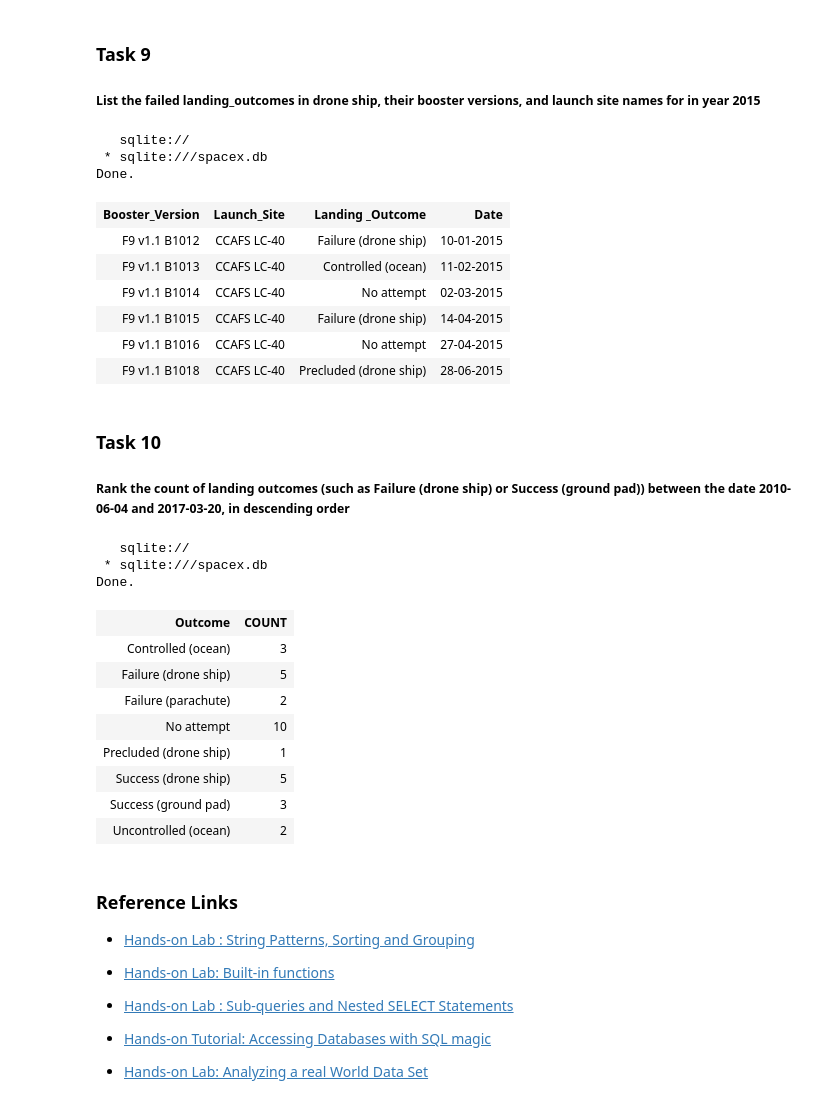
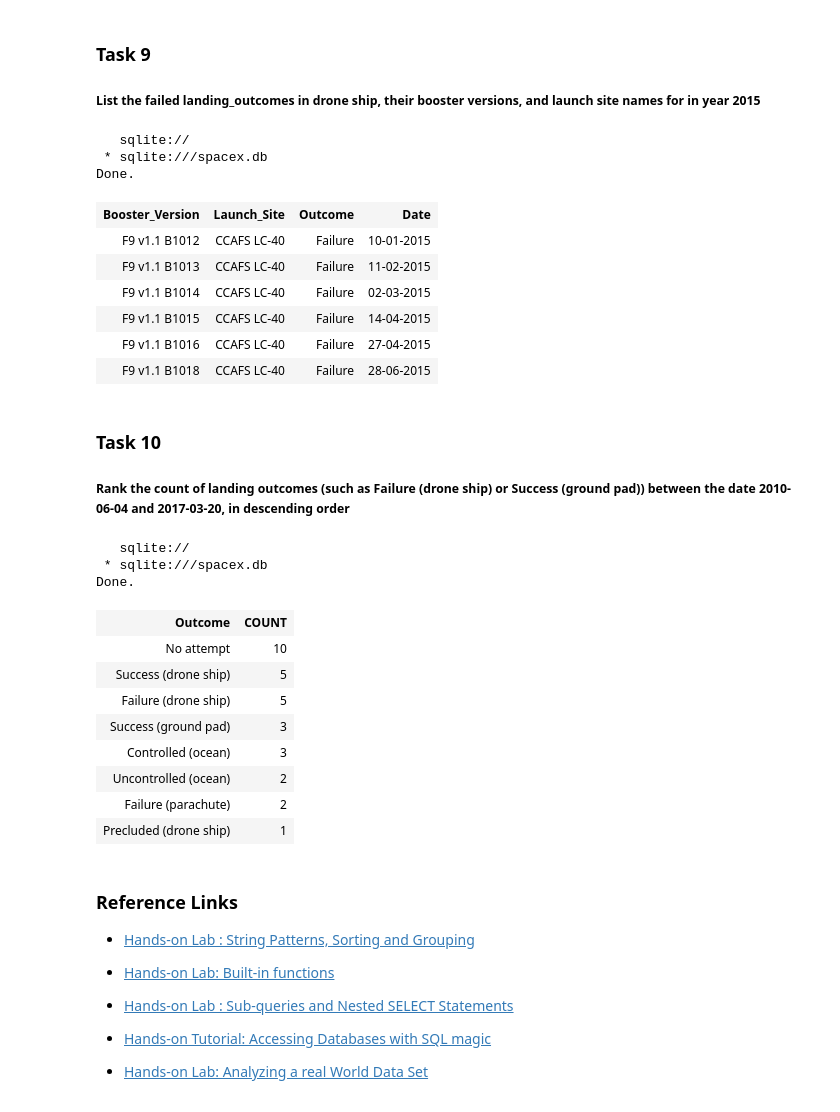
Before and after one commit to jp-sft/DataScience-SpaceX-Project, a Jupyter notebook: 2.1 - EDA with SQL.ipynb, the cells around one changed output. Saved outputs shown, nothing was run; the diff lists cells and outputs as text; code cells hidden in the pictures.

```diff
--- a/2.1 - EDA with SQL.ipynb
+++ b/2.1 - EDA with SQL.ipynb
@@ -309,20 +335,23 @@ Done.
 ##### List the failed landing_outcomes in drone ship, their booster versions, and launch site names for in year 2015
 # %%
 %%sql
-SELECT Booster_Version, Launch_Site, "Landing _Outcome", Date
+SELECT Booster_Version, Launch_Site, (CASE
+                WHEN "Landing _Outcome" LIKE "%Success%" THEN "Success"
+                ELSE "Failure"
+            END) As Outcome, Date
 FROM spacex
 WHERE substr(Date, 7) = "2015" and "Landing _Outcome" NOT LIKE "%Success%"
 # %% [output]
    sqlite://
  * sqlite:///spacex.db
 Done.
-| Booster_Version | Launch_Site | Landing _Outcome | Date |
-| F9 v1.1 B1012 | CCAFS LC-40 | Failure (drone ship) | 10-01-2015 |
-| F9 v1.1 B1013 | CCAFS LC-40 | Controlled (ocean) | 11-02-2015 |
-| F9 v1.1 B1014 | CCAFS LC-40 | No attempt | 02-03-2015 |
-| F9 v1.1 B1015 | CCAFS LC-40 | Failure (drone ship) | 14-04-2015 |
-| F9 v1.1 B1016 | CCAFS LC-40 | No attempt | 27-04-2015 |
-| F9 v1.1 B1018 | CCAFS LC-40 | Precluded (drone ship) | 28-06-2015 |
+| Booster_Version | Launch_Site | Outcome | Date |
+| F9 v1.1 B1012 | CCAFS LC-40 | Failure | 10-01-2015 |
+| F9 v1.1 B1013 | CCAFS LC-40 | Failure | 11-02-2015 |
+| F9 v1.1 B1014 | CCAFS LC-40 | Failure | 02-03-2015 |
+| F9 v1.1 B1015 | CCAFS LC-40 | Failure | 14-04-2015 |
+| F9 v1.1 B1016 | CCAFS LC-40 | Failure | 27-04-2015 |
+| F9 v1.1 B1018 | CCAFS LC-40 | Failure | 28-06-2015 |
 # %% [markdown]
 ### Task 10
 
@@ -330,22 +359,23 @@ Done.
 # %%
 %%sql
 SELECT "Landing _Outcome" Outcome, COUNT(*) as COUNT
 FROM spacex
 WHERE cast(substr(Date,7)||substr(Date,4,2)||substr(Date,1,2) AS INT) BETWEEN 20100604 and 20170320
 GROUP BY "Landing _Outcome"
+Order By Count(*) desc
 # %% [output]
    sqlite://
  * sqlite:///spacex.db
 Done.
 | Outcome | COUNT |
+| No attempt | 10 |
+| Success (drone ship) | 5 |
+| Failure (drone ship) | 5 |
+| Success (ground pad) | 3 |
 | Controlled (ocean) | 3 |
-| Failure (drone ship) | 5 |
+| Uncontrolled (ocean) | 2 |
 | Failure (parachute) | 2 |
-| No attempt | 10 |
 | Precluded (drone ship) | 1 |
-| Success (drone ship) | 5 |
-| Success (ground pad) | 3 |
-| Uncontrolled (ocean) | 2 |
 # %% [markdown]
 ### Reference Links
 
```
Also changed, not shown: parts of 4 cells of this notebook, 2 other files.
